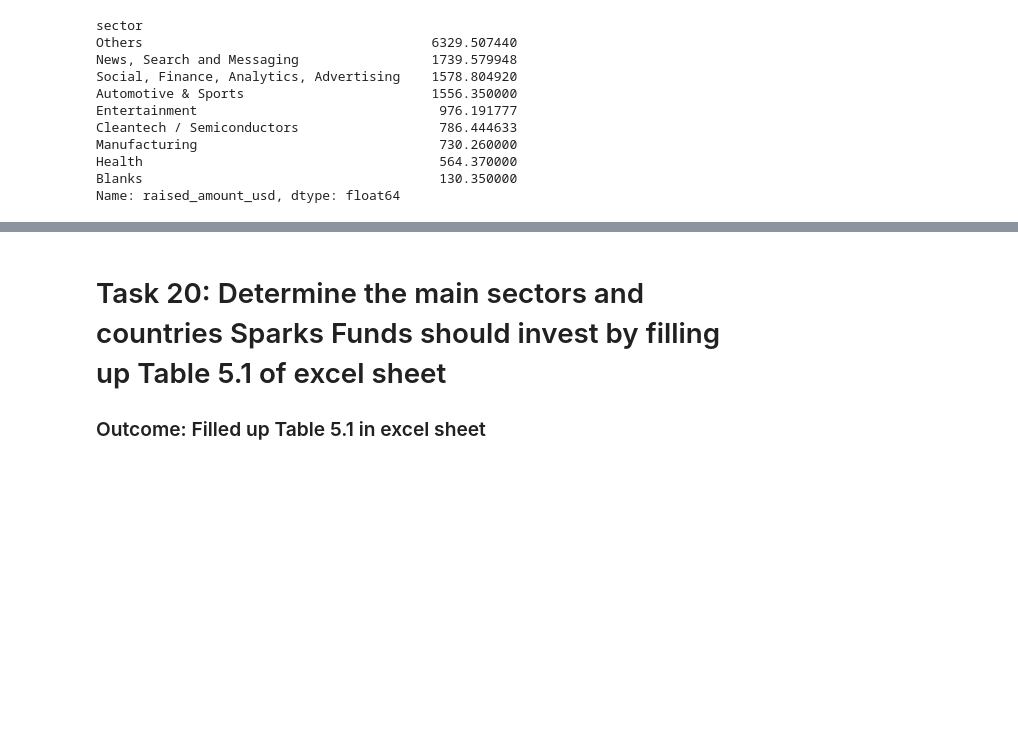
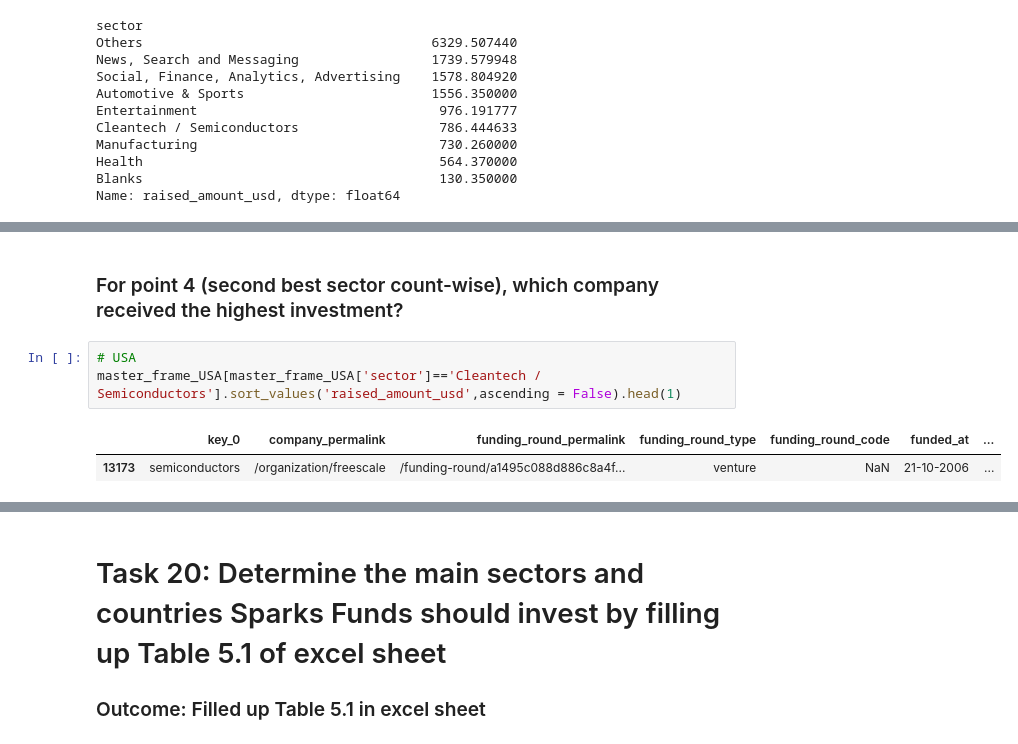
Before and after one commit to Nanditha-G-N/Machine-Learning-Case-Studies, a Jupyter notebook: investment-case-study_SR_AN.ipynb, the cells around one changed output, grey strips where cells are left out. Saved outputs shown, nothing was run; the diff lists cells and outputs as text; blank space fills up the shorter version.

```diff
--- a/investment-case-study_SR_AN.ipynb
+++ b/investment-case-study_SR_AN.ipynb
@@ -485,0 +598,8 @@ Name: raised_amount_usd, dtype: float64
+# %% [markdown]
+### For point 4 (second best sector count-wise), which company received the highest investment?
+# %%
+# USA
+master_frame_USA[master_frame_USA['sector']=='Cleantech / Semiconductors'].sort_values('raised_amount_usd',ascending = False).head(1)
+# %% [output]
+|  | key_0 | company_permalink | funding_round_permalink | funding_round_type | funding_round_code | funded_at | ... |
+| 13173 | semiconductors | /organization/freescale | /funding-round/a1495c088d886c8a4f... | venture | NaN | 21-10-2006 | ... |
```
Also changed, not shown: parts of 19 cells of this notebook, 1 other file.
